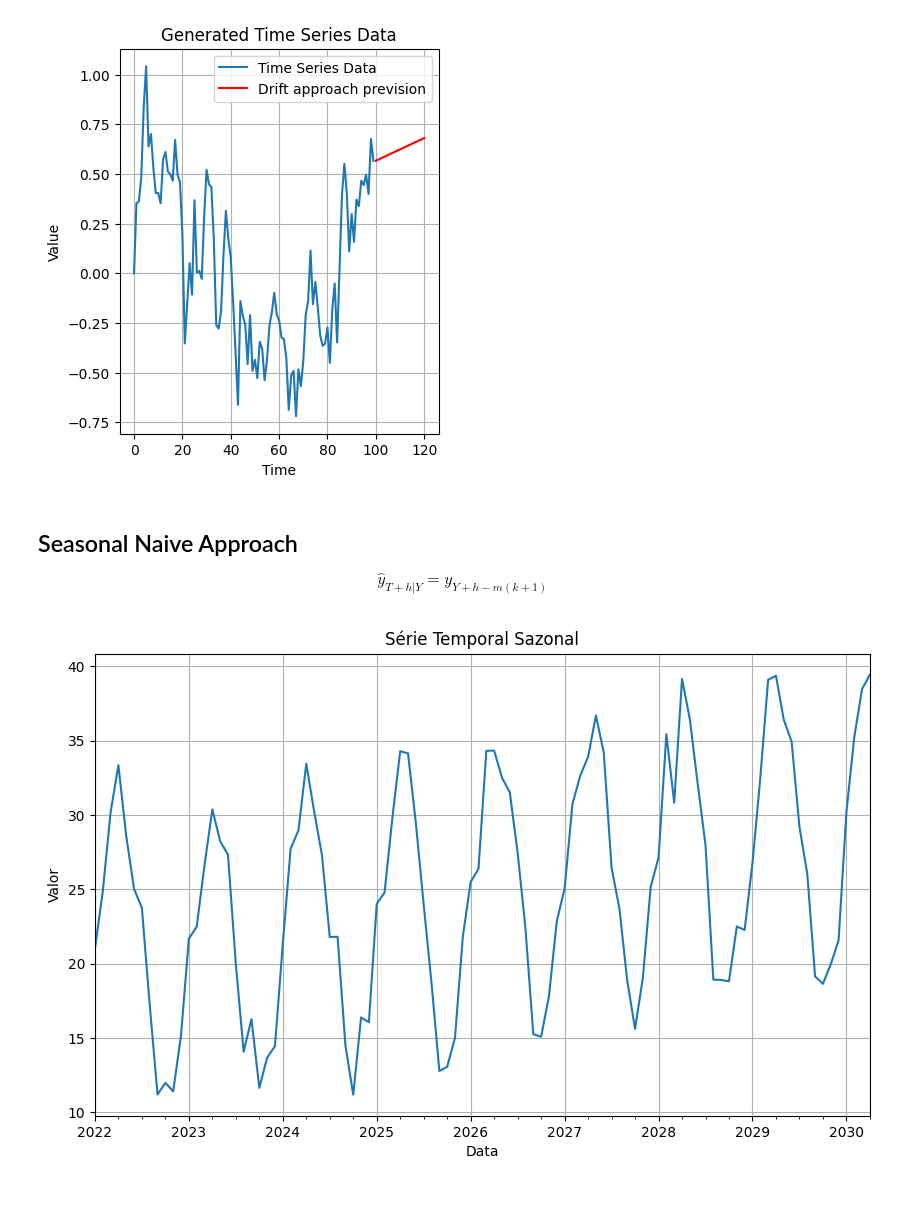
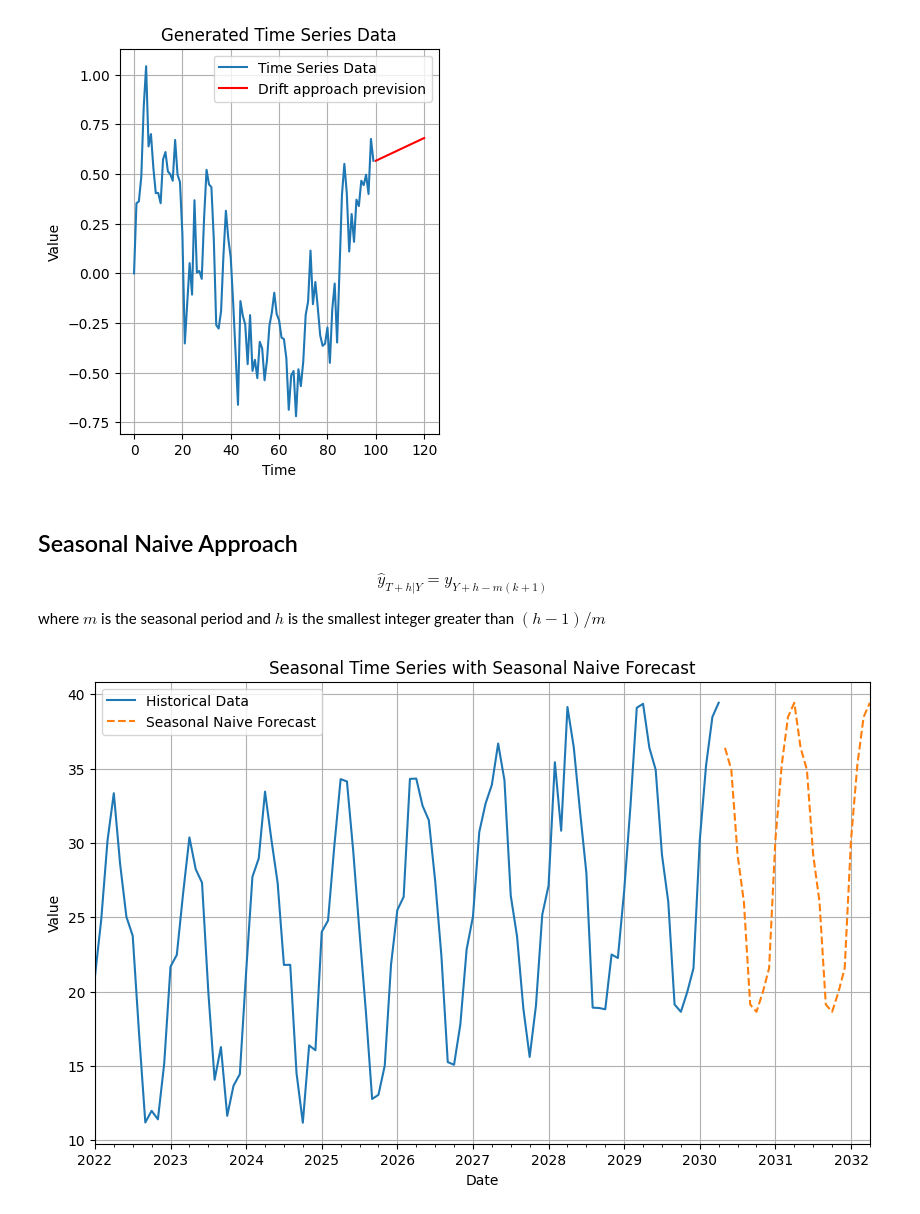
Before and after one commit to Apozzi/jupyter-notes-statistics, a Jupyter notebook: notes/1.3 - simple forecasting methods.ipynb, the cells around one changed output. Drawn from its saved outputs; the diff is of its cells as text; code cells hidden in the pictures.

```diff
--- a/notes/1.3 - simple forecasting methods.ipynb
+++ b/notes/1.3 - simple forecasting methods.ipynb
@@ -87,34 +87,48 @@ plt.legend()
 ## Seasonal Naive Approach
 
 $$ \hat{y}_{T+h|Y}=y_{Y+h-m(k+1)} $$
+
+where $m$ is the seasonal period and $h$ is the smallest integer greater than $(h-1)/m$
 # %%
 import numpy as np
 import pandas as pd
 import matplotlib.pyplot as plt
 
 np.random.seed(42)
 periods = 100
 seasonal_period = 12
 amplitude = 10
 trend = 0.1
 noise_level = 2
 
 time = np.arange(periods)
 seasonal = amplitude * np.sin(2 * np.pi * time / seasonal_period)
 trend = trend * time
 noise = noise_level * np.random.randn(periods)
 
+# Create time series
 series = 20 + trend + seasonal + noise
 
 dates = pd.date_range(start='2022-01-01', periods=periods, freq='ME')
 time_series = pd.Series(series, index=dates)
 
+# Forecast using Seasonal Naive Approach
+forecast_periods = 24
+last_season = time_series[-seasonal_period:]
+
+forecasts = np.tile(last_season.values, int(np.ceil(forecast_periods / seasonal_period)))[:forecast_periods]
+
+forecast_dates = pd.date_range(start=time_series.index[-1] + pd.DateOffset(months=1), periods=forecast_periods, freq='ME')
+forecast_series = pd.Series(forecasts, index=forecast_dates)
+
 plt.figure(figsize=(10, 6))
-time_series.plot()
-plt.title('Série Temporal Sazonal')
-plt.xlabel('Data')
-plt.ylabel('Valor')
+time_series.plot(label='Historical Data')
+forecast_series.plot(label='Seasonal Naive Forecast', linestyle='--')
+plt.title('Seasonal Time Series with Seasonal Naive Forecast')
+plt.xlabel('Date')
+plt.ylabel('Value')
+plt.legend()
 plt.grid(True)
 plt.show()
 # %% [output]
-[figure, old version]
+[figure, new version]
```
Also changed, not shown: parts of 1 cell of this notebook.
